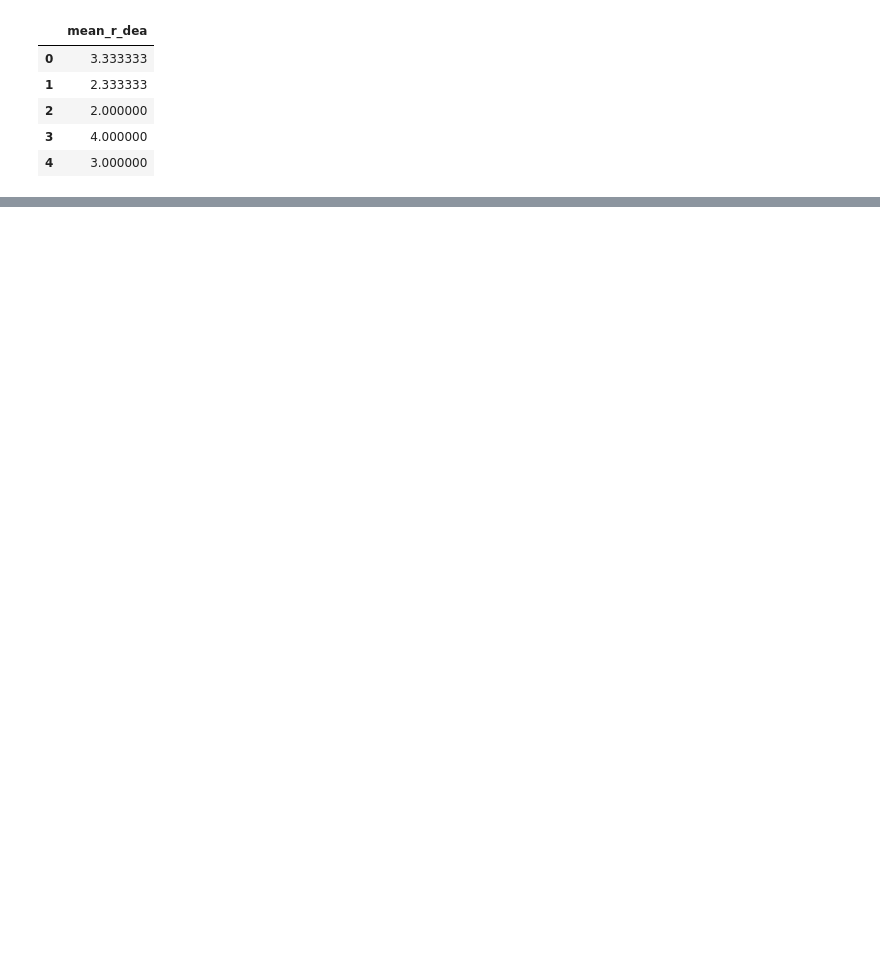
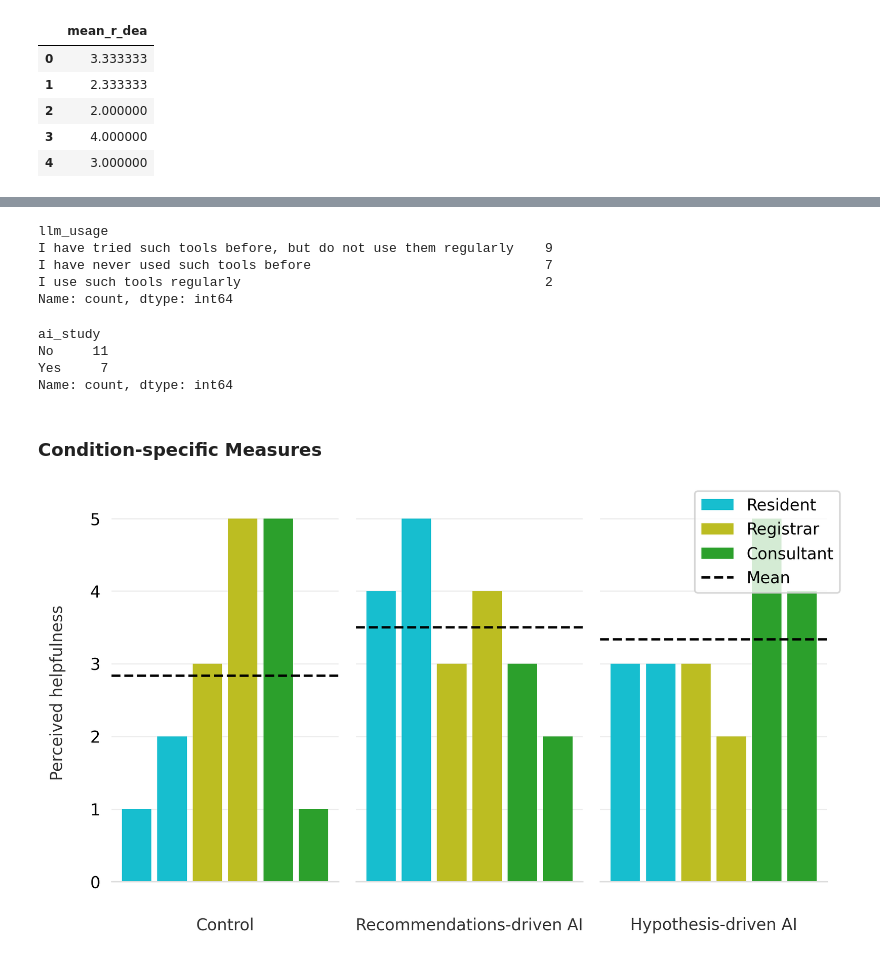
Before and after one commit to diceky/antoine-hypothesis-driven, a Jupyter notebook: process_results.ipynb, the cells around one changed output, grey strips where cells are left out. Cells and saved outputs as stored; diff of their text form; code cells hidden in the pictures; blank space fills up the shorter version.

Commit message:
Create better plots

```diff
--- a/process_results.ipynb
+++ b/process_results.ipynb
@@ -458,0 +237,32 @@ bar_plot(group_averages['group'], group_averages['mean_contentment'], 'Group', '
+# %%
+df = df[
+    [
+        "group",
+        "background",
+        "domain_experience",
+        "llm_usage",
+        "ai_study",
+        "perceived_helpfulness",
+        "agency",
+        "mental_demand",
+        "ai_trust_before",
+        "ai_trust_after",
+        "ai_trust_diff",
+        "mean_time",
+        "mean_confidence",
+        "mean_contentment",
+        "mean_r_dea",
+        "case_0_R-DEA",
+        "case_0_time",
+        "case_0_confidence_level",
+        "case_0_contentment_level",
+        "case_1_R-DEA",
+        "case_1_time",
+        "case_1_confidence_level",
+        "case_1_contentment_level",
+        "case_2_R-DEA",
+        "case_2_time",
+        "case_2_confidence_level",
+        "case_2_contentment_level",
+    ]
+]
@@ -458,0 +300,8 @@ bar_plot(group_averages['group'], group_averages['mean_contentment'], 'Group', '
+# %%
+mapping = {
+    "Group.CONTROL": "Control",
+    "Group.HYPOTHESIS_DRIVEN": "Hypothesis-driven AI",
+    "Group.RECOMMENDATIONS_DRIVEN": "Recommendations-driven AI",
+}
+
+df["group"] = df["group"].replace(mapping)
@@ -458,0 +656,21 @@ bar_plot(group_averages['group'], group_averages['mean_contentment'], 'Group', '
+# %%
+df["llm_usage"].value_counts()
+# %% [output]
+llm_usage
+I have tried such tools before, but do not use them regularly    9
+I have never used such tools before                              7
+I use such tools regularly                                       2
+Name: count, dtype: int64
+# %%
+df["ai_study"].value_counts()
+# %% [output]
+ai_study
+No     11
+Yes     7
+Name: count, dtype: int64
+# %% [markdown]
+### Condition-specific Measures
+# %%
+box_plot_measure_by_participant(df, "perceived_helpfulness", ylabel="Perceived helpfulness", ylim=(0, 5.2))
+# %% [output]
+[figure, added]
```
Also changed, not shown: parts of 67 cells of this notebook.
